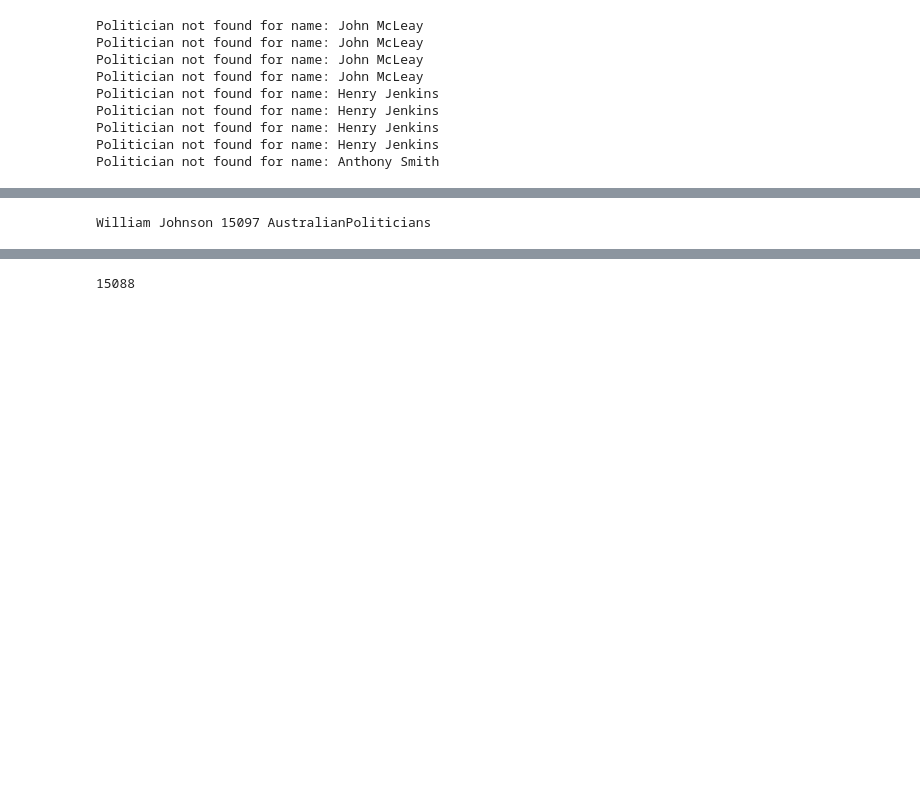
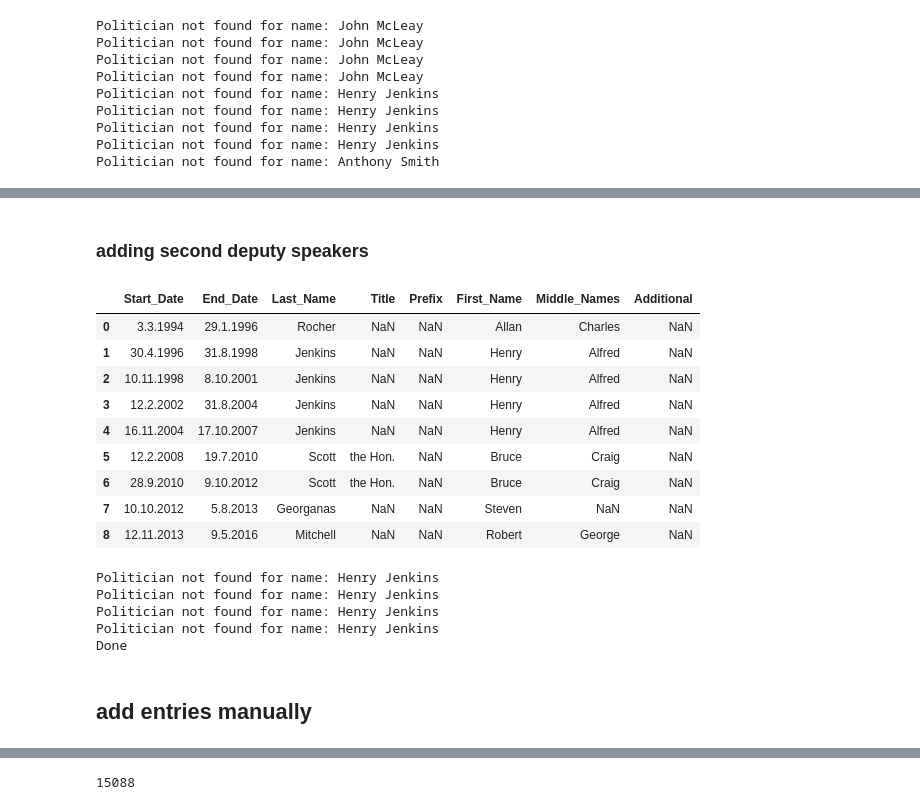
Before and after one commit to yuantinglee/aph_scraper, a Jupyter notebook: APH_models_builder_and_politican_parser.ipynb, the cells around one changed output, grey strips where cells are left out. Saved outputs shown, nothing was run; the diff lists cells and outputs as text; code cells hidden in the pictures; blank space fills up the shorter version.

```diff
--- a/APH_models_builder_and_politican_parser.ipynb
+++ b/APH_models_builder_and_politican_parser.ipynb
@@ -68,19 +89,28 @@ Politician not found for name: Anthony Smith
+# %% [markdown]
+### adding second deputy speakers
+# %%
+sec_dep_speakers = pd.read_csv('APH_second_deputy_speakers.csv')
+sec_dep_speakers
+# %% [output]
+|  | Start_Date | End_Date | Last_Name | Title | Prefix | First_Name | Middle_Names | Additional |
+| 0 | 3.3.1994 | 29.1.1996 | Rocher | NaN | NaN | Allan | Charles | NaN |
+| 1 | 30.4.1996 | 31.8.1998 | Jenkins | NaN | NaN | Henry | Alfred | NaN |
+| 2 | 10.11.1998 | 8.10.2001 | Jenkins | NaN | NaN | Henry | Alfred | NaN |
+| 3 | 12.2.2002 | 31.8.2004 | Jenkins | NaN | NaN | Henry | Alfred | NaN |
+| 4 | 16.11.2004 | 17.10.2007 | Jenkins | NaN | NaN | Henry | Alfred | NaN |
+| 5 | 12.2.2008 | 19.7.2010 | Scott | the Hon. | NaN | Bruce | Craig | NaN |
+| 6 | 28.9.2010 | 9.10.2012 | Scott | the Hon. | NaN | Bruce | Craig | NaN |
+| 7 | 10.10.2012 | 5.8.2013 | Georganas | NaN | NaN | Steven | NaN | NaN |
+| 8 | 12.11.2013 | 9.5.2016 | Mitchell | NaN | NaN | Robert | George | NaN |
+# %%
+add_speaker(sec_dep_speakers, role='Second Deputy Speaker')
+# %% [output]
+Politician not found for name: Henry Jenkins
+Politician not found for name: Henry Jenkins
+Politician not found for name: Henry Jenkins
+Politician not found for name: Henry Jenkins
+Done
+# %% [markdown]
+## add entries manually
 # %%
 df = speakers_past
-# %%
-entry = df.loc[5]
-surname = entry['Last_Name']
-first_name = entry['First_Name']
-middle_name = entry['Middle_Names']
-
-person = pm.Person.objects.filter(
-surname = surname,
-first_name = first_name,
-information_source = "AustralianPoliticians"
-)
-
-person = person.filter(alt_first_names__contains=[middle_name])[0]
-
-print(person.clean_name, person.pk, person.information_source)
-# %% [output]
-William Johnson 15097 AustralianPoliticians
```
Also changed, not shown: parts of 10 cells of this notebook, 3 other files.
